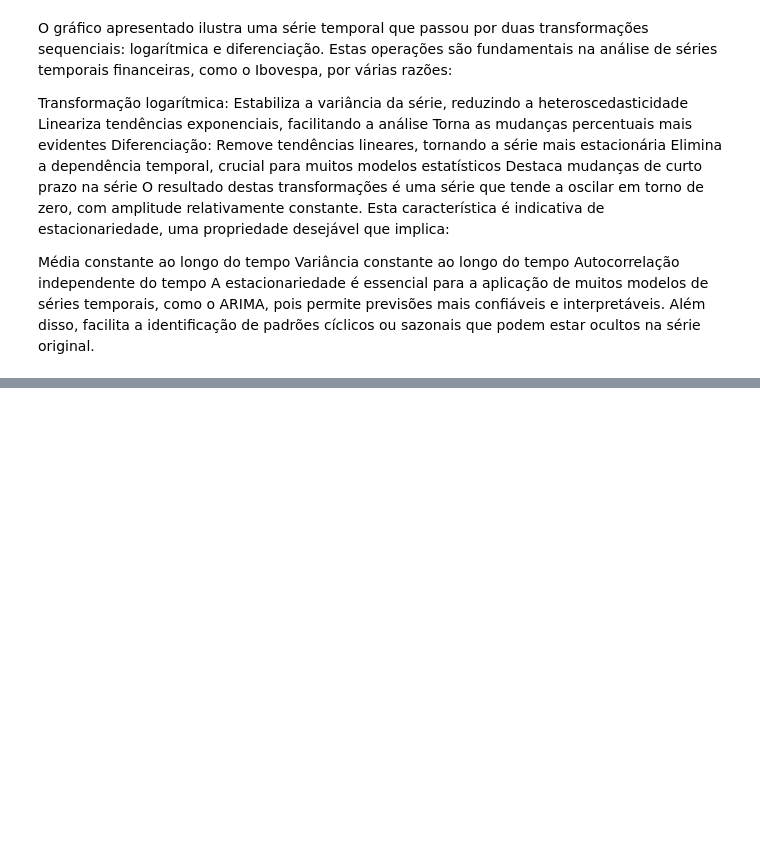
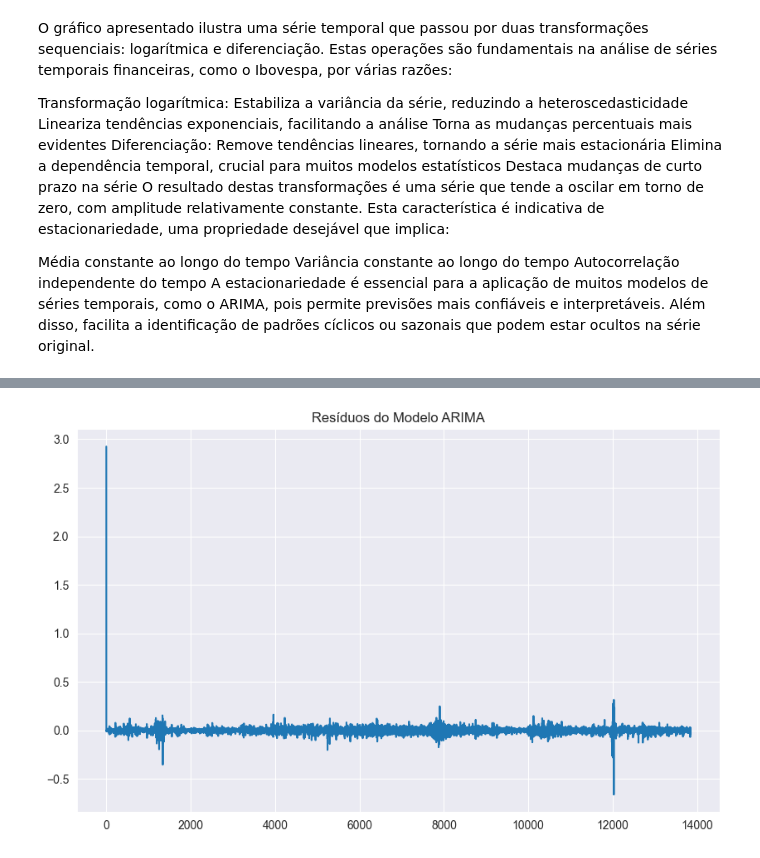
Before and after one commit to MichaelYuri/Brent-vision, a Jupyter notebook: notebooks/inicial.ipynb, the cells around one changed output, grey strips where cells are left out. Drawn from its saved outputs; the diff is of its cells as text; code cells hidden in the pictures; blank space fills up the shorter version.

```diff
--- a/notebooks/inicial.ipynb
+++ b/notebooks/inicial.ipynb
@@ -704,0 +910,4 @@ plt.show()
+# %%
+model = ARIMA(df_select['y_log'], order=(1, 1, 1))  # p=1, d=1, q=1
+model_fit = model.fit()
+print(model_fit.summary())
@@ -704,0 +932,8 @@ plt.show()
+# %%
+residuos = model_fit.resid
+plt.figure(figsize=(10, 6))
+plt.plot(residuos)
+plt.title("Resíduos do Modelo ARIMA")
+plt.show()
+# %% [output]
+[figure, added]
```
Also changed, not shown: parts of 23 cells of this notebook.
